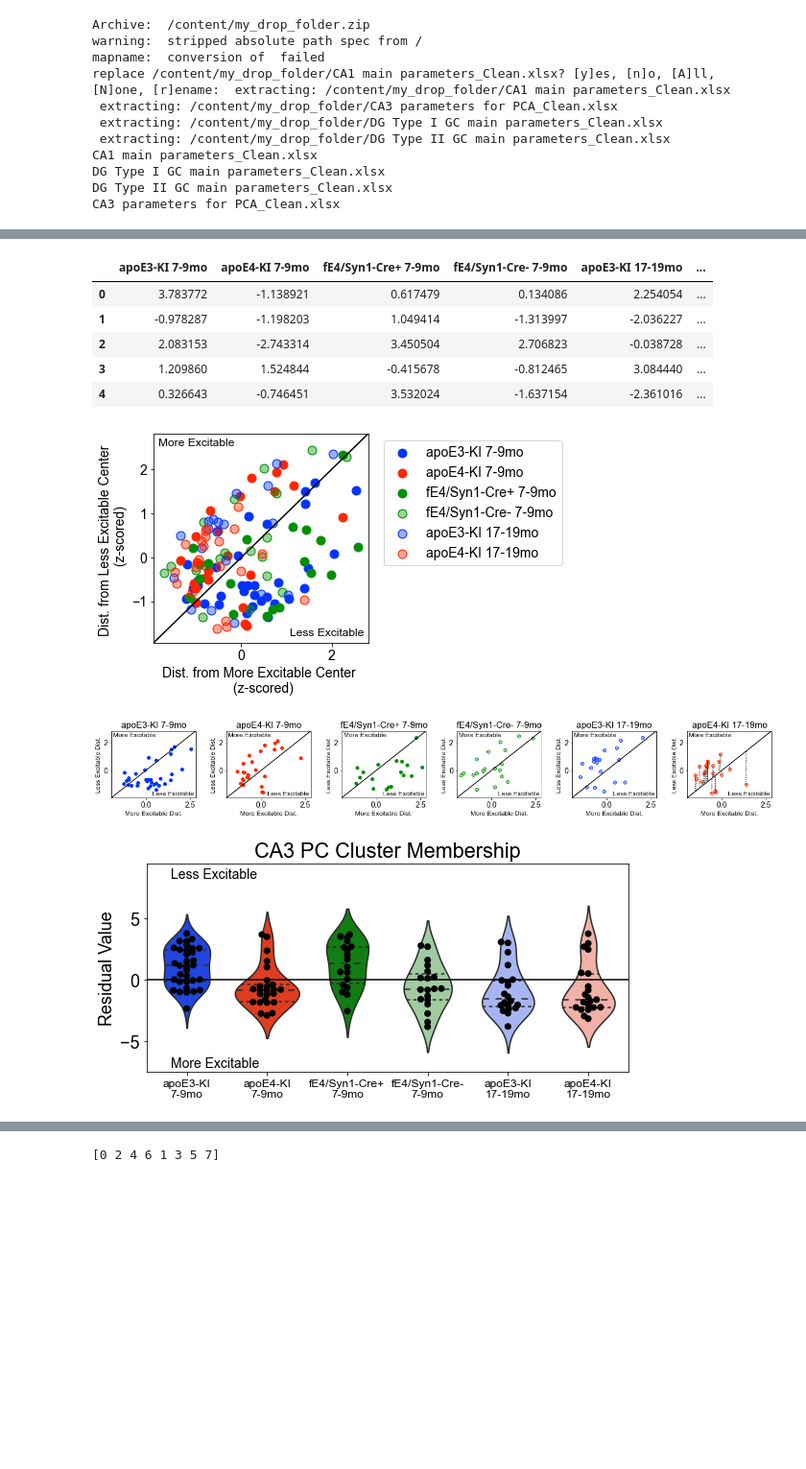
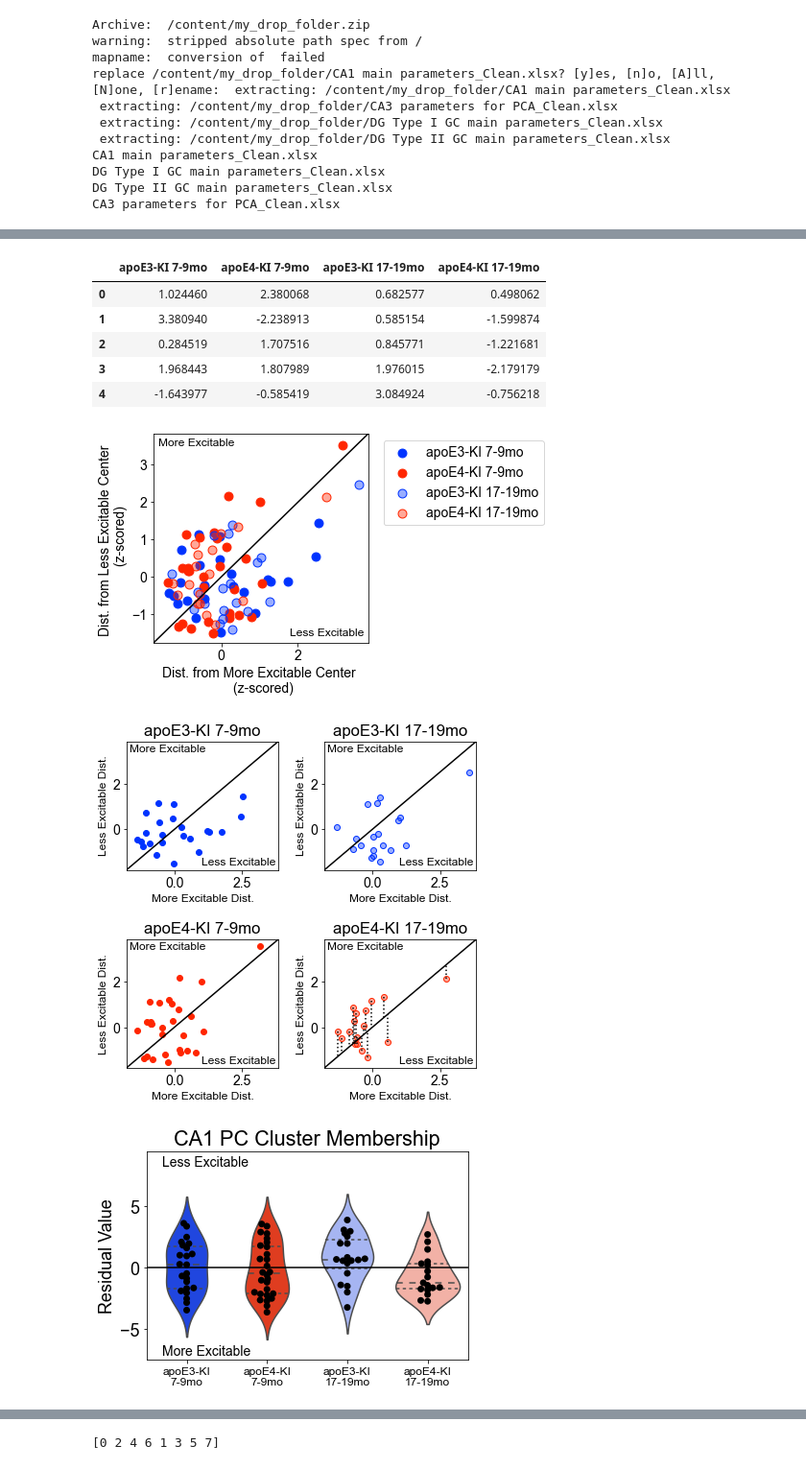
Before and after one commit to dtabuena/ApoE_Data_Clustering, a Jupyter notebook: 2022_12_05_Clustering.ipynb, the cells around one changed output, grey strips where cells are left out. Shown at 96% size. Drawn from its saved outputs; the diff is of its cells as text; code cells hidden in the pictures; blank space fills up the shorter version.

```diff
--- a/2022_12_05_Clustering.ipynb
+++ b/2022_12_05_Clustering.ipynb
@@ -662,7 +663,7 @@ multipack={}
 
 fig_opt = {'dpi': 100, 'format':'svg','bbox_inches':'tight'}
 
-for f in file_list[3:]: #
+for f in file_list: # [3:]
     my_df_dict, xl_to_analyze = read_data_file(f)
     folder = xl_to_analyze.split('.')[0].replace(' ','_')
     try: os.makedirs(folder)
@@ -679,7 +680,7 @@ for f in file_list[3:]: #
     multipack[packaged['cell_type']] = packaged
     df_for_34_2W_anova, tukey_data = do_stats(type_list,packaged['score'])
     plot_summary(num_t,numericals,type_list,uniq_types,packaged,df_for_34_2W_anova,folder,fig_opt =fig_opt)
-    cross_val(data_for_fit,numericals,packaged['new_cent_order'],folder,k=2,num_iter = 100,SubSampleFrac = .8,cell_type=packaged['cell_type'],fig_opt =fig_opt)
-    cross_val(data_for_fit,numericals,packaged['new_cent_order'],folder,k=3,num_iter = 100,SubSampleFrac = .8,cell_type=packaged['cell_type'],fig_opt =fig_opt)
+    cross_val(data_for_fit,numericals,packaged['new_cent_order'],folder,k=2,num_iter = 1000,SubSampleFrac = .8,cell_type=packaged['cell_type'],fig_opt =fig_opt)
+    cross_val(data_for_fit,numericals,packaged['new_cent_order'],folder,k=3,num_iter = 1000,SubSampleFrac = .8,cell_type=packaged['cell_type'],fig_opt =fig_opt)
     save_dl(folder)
 # %% [output]
@@ -721,9 +711,9 @@ dict_keys(['apoE3-KI 7-9mo', 'apoE4-KI 7-9mo', 'fE4/Syn1-Cre+ 7-9mo', 'fE4/Syn1-
-|  | apoE3-KI 7-9mo | apoE4-KI 7-9mo | fE4/Syn1-Cre+ 7-9mo | fE4/Syn1-Cre- 7-9mo | apoE3-KI 17-19mo | ... |
-| 0 | 3.783772 | -1.138921 | 0.617479 | 0.134086 | 2.254054 | ... |
-| 1 | -0.978287 | -1.198203 | 1.049414 | -1.313997 | -2.036227 | ... |
-| 2 | 2.083153 | -2.743314 | 3.450504 | 2.706823 | -0.038728 | ... |
-| 3 | 1.209860 | 1.524844 | -0.415678 | -0.812465 | 3.084440 | ... |
-| 4 | 0.326643 | -0.746451 | 3.532024 | -1.637154 | -2.361016 | ... |
+|  | apoE3-KI 7-9mo | apoE4-KI 7-9mo | apoE3-KI 17-19mo | apoE4-KI 17-19mo |
+| 0 | 1.024460 | 2.380068 | 0.682577 | 0.498062 |
+| 1 | 3.380940 | -2.238913 | 0.585154 | -1.599874 |
+| 2 | 0.284519 | 1.707516 | 0.845771 | -1.221681 |
+| 3 | 1.968443 | 1.807989 | 1.976015 | -2.179179 |
+| 4 | -1.643977 | -0.585419 | 3.084924 | -0.756218 |
-[figure, old version]
+[figure, new version]
-[figure, old version]
+[figure, new version]
-[figure, old version]
+[figure, new version]
```
Also changed, not shown: parts of 4 cells of this notebook.
